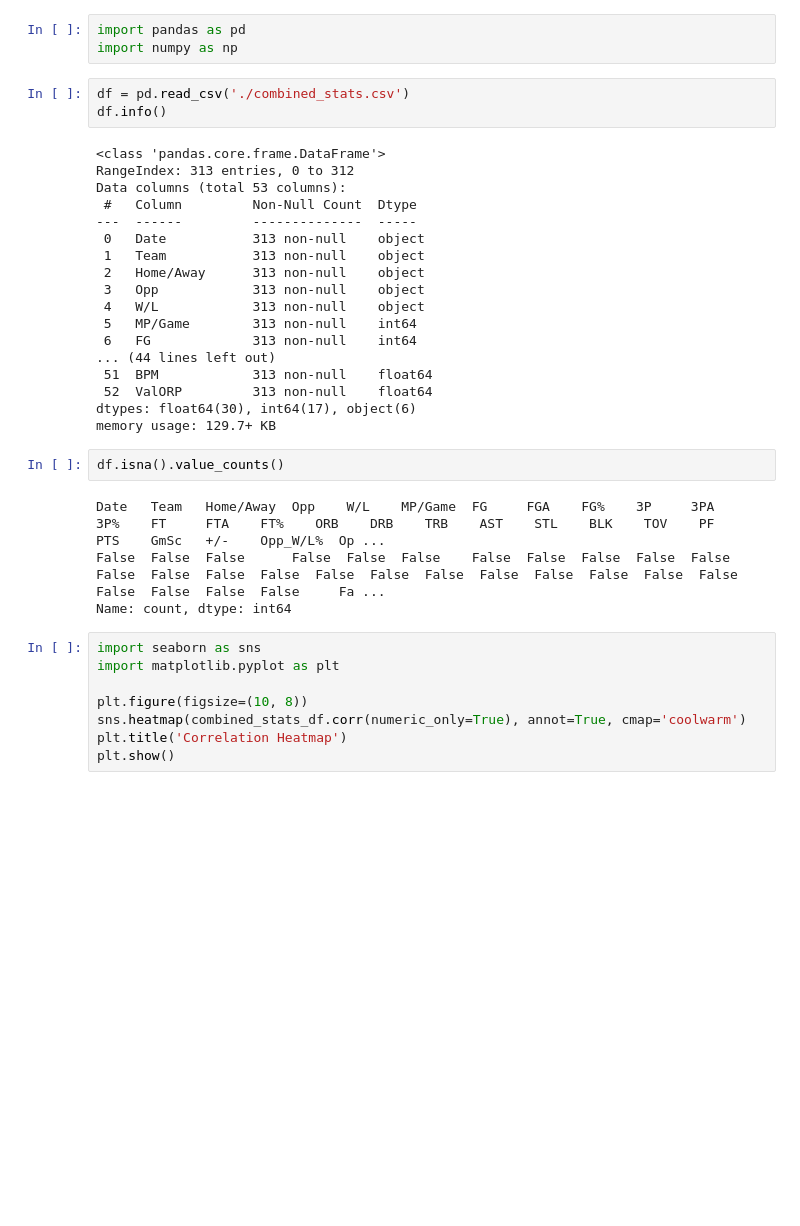
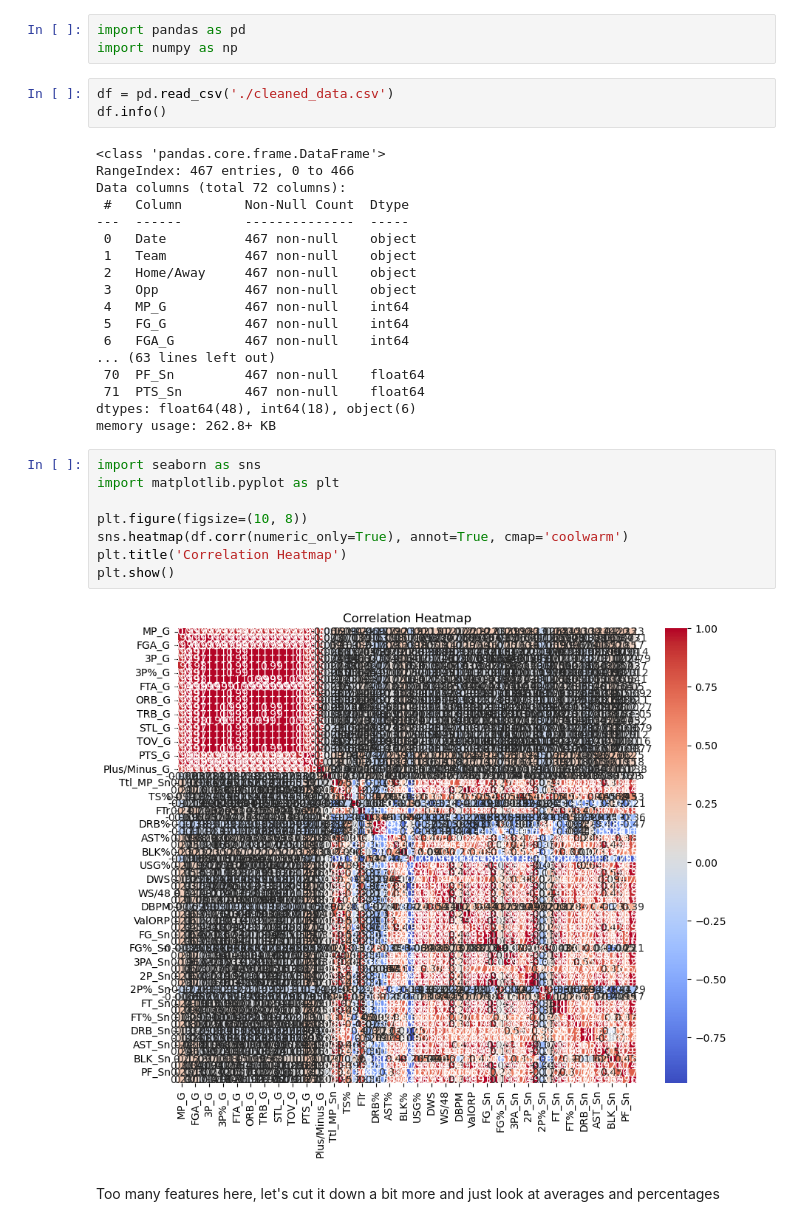
Before and after one commit to sabrinasayed99/Ph4_NBA_Player_Performance, a Jupyter notebook: EDA.ipynb, the cells around one changed output. Saved outputs shown, nothing was run; the diff lists cells and outputs as text; blank space fills up the shorter version.

```diff
--- a/EDA.ipynb
+++ b/EDA.ipynb
@@ -4,37 +4,35 @@
 import pandas as pd
 import numpy as np
 # %%
-df = pd.read_csv('./combined_stats.csv')
+df = pd.read_csv('./cleaned_data.csv')
 df.info()
 # %% [output]
 <class 'pandas.core.frame.DataFrame'>
-RangeIndex: 313 entries, 0 to 312
-Data columns (total 53 columns):
- #   Column         Non-Null Count  Dtype
----  ------         --------------  -----
- 0   Date           313 non-null    object
- 1   Team           313 non-null    object
- 2   Home/Away      313 non-null    object
- 3   Opp            313 non-null    object
- 4   W/L            313 non-null    object
- 5   MP/Game        313 non-null    int64
- 6   FG             313 non-null    int64
-... (44 lines left out)
- 51  BPM            313 non-null    float64
- 52  ValORP         313 non-null    float64
-dtypes: float64(30), int64(17), object(6)
-memory usage: 129.7+ KB
+RangeIndex: 467 entries, 0 to 466
+Data columns (total 72 columns):
+ #   Column        Non-Null Count  Dtype
+---  ------        --------------  -----
+ 0   Date          467 non-null    object
+ 1   Team          467 non-null    object
+ 2   Home/Away     467 non-null    object
+ 3   Opp           467 non-null    object
+ 4   MP_G          467 non-null    int64
+ 5   FG_G          467 non-null    int64
+ 6   FGA_G         467 non-null    int64
+... (63 lines left out)
+ 70  PF_Sn         467 non-null    float64
+ 71  PTS_Sn        467 non-null    float64
+dtypes: float64(48), int64(18), object(6)
+memory usage: 262.8+ KB
-# %%
-df.isna().value_counts()
-# %% [output]
-Date   Team   Home/Away  Opp    W/L    MP/Game  FG     FGA    FG%    3P     3PA    3P%    FT     FTA    FT%    ORB    DRB    TRB    AST    STL    BLK    TOV    PF     PTS    GmSc   +/-    Opp_W/L%  Op ...
-False  False  False      False  False  False    False  False  False  False  False  False  False  False  False  False  False  False  False  False  False  False  False  False  False  False  False     Fa ...
-Name: count, dtype: int64
 # %%
 import seaborn as sns
 import matplotlib.pyplot as plt
 
 plt.figure(figsize=(10, 8))
-sns.heatmap(combined_stats_df.corr(numeric_only=True), annot=True, cmap='coolwarm')
+sns.heatmap(df.corr(numeric_only=True), annot=True, cmap='coolwarm')
 plt.title('Correlation Heatmap')
 plt.show()
+# %% [output]
+[figure, added]
+# %% [markdown]
+Too many features here, let's cut it down a bit more and just look at averages and percentages
```
Also changed, not shown: parts of 8 cells of this notebook, 1 other file.
